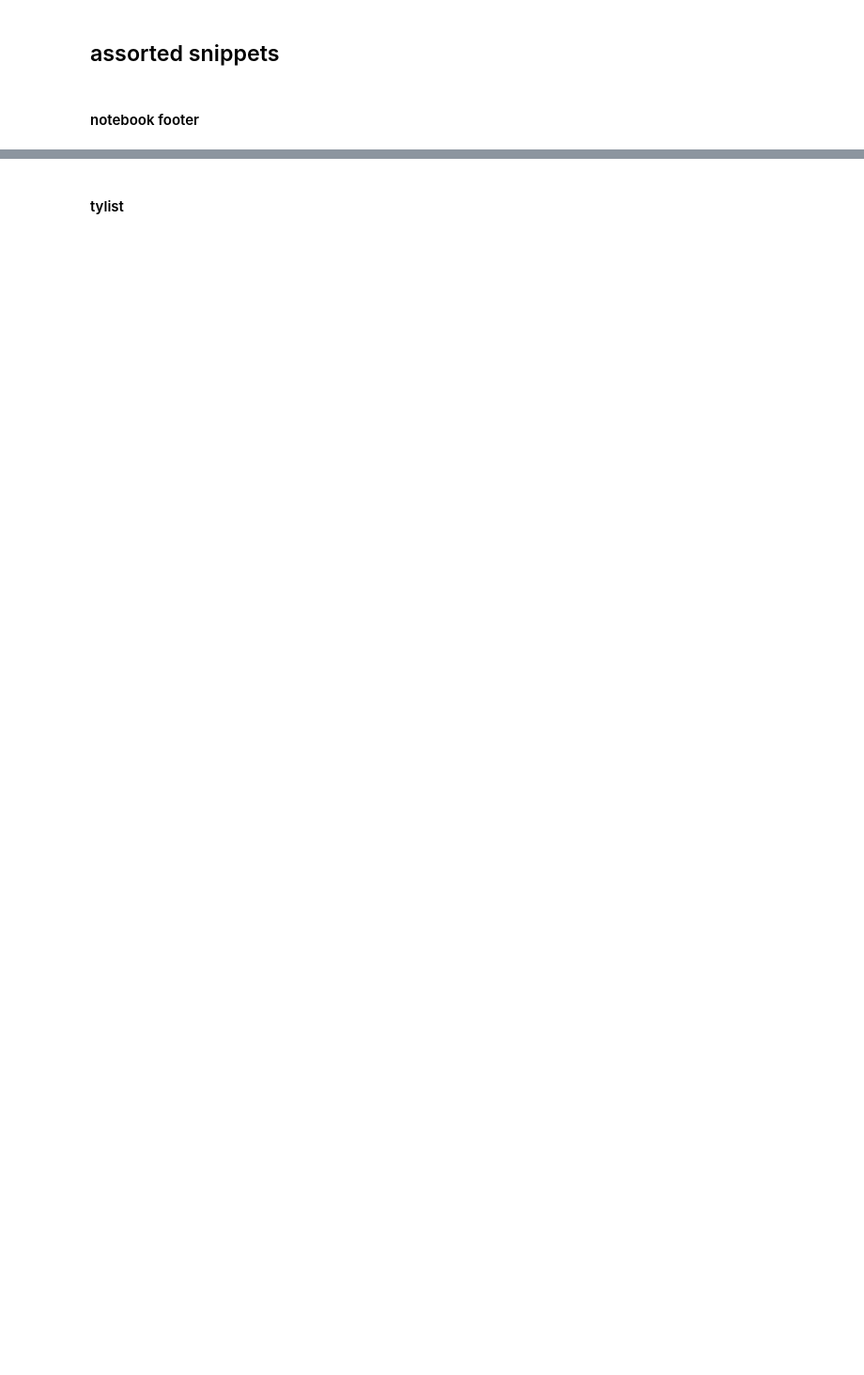
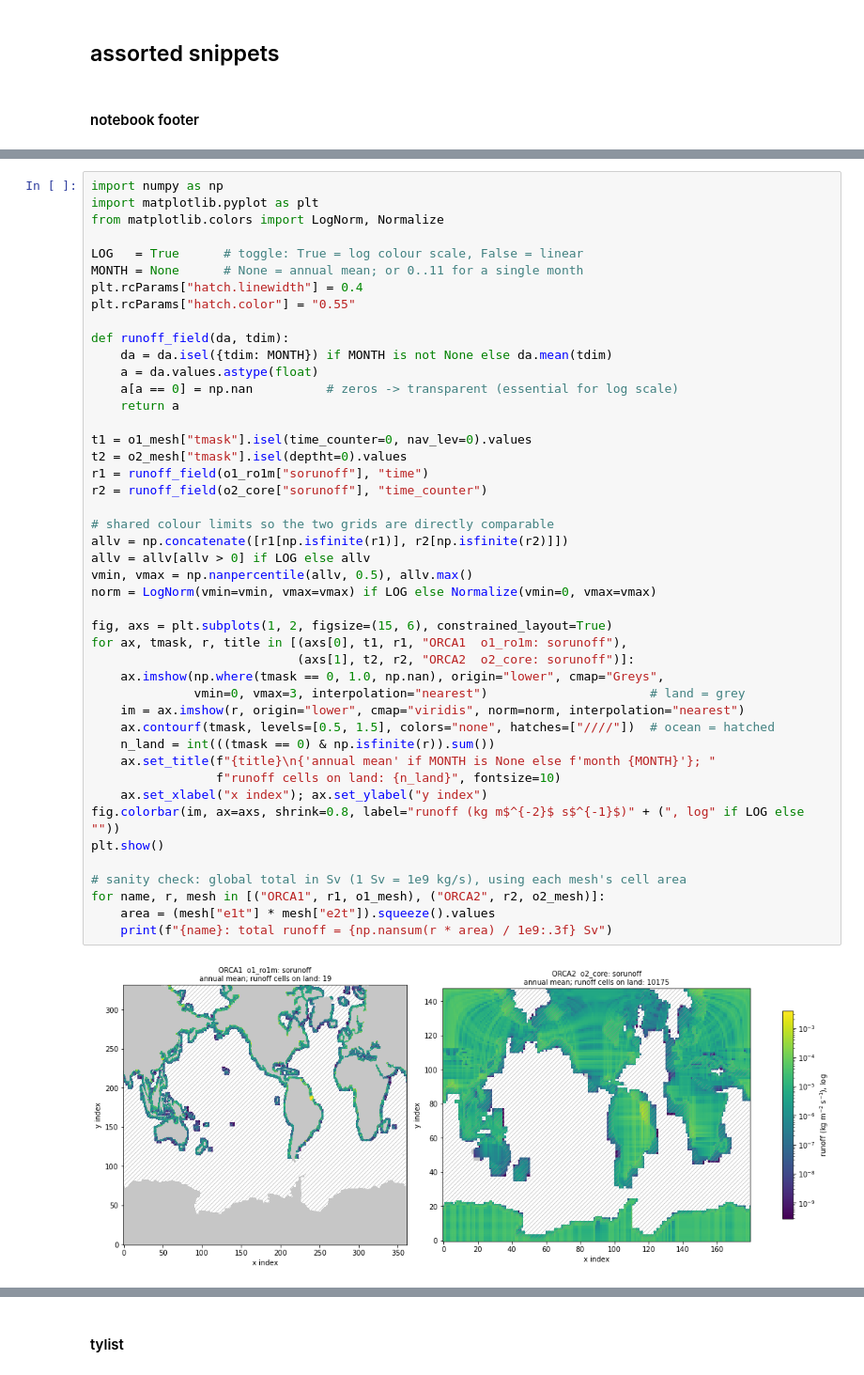
Before and after one commit to tjarnikova/SKETCH, a Jupyter notebook: rivers.ipynb, the cells around one changed output, grey strips where cells are left out. Shown at 94% size. Cells and saved outputs as stored; diff of their text form; blank space fills up the shorter version.

```diff
--- a/rivers.ipynb
+++ b/rivers.ipynb
@@ -35,0 +201,47 @@ PermissionError: [Errno 13] Permission denied: b'/gpfs/data/greenocean/shared/ez
+# %%
+import numpy as np
+import matplotlib.pyplot as plt
+from matplotlib.colors import LogNorm, Normalize
+
+LOG   = True      # toggle: True = log colour scale, False = linear
+MONTH = None      # None = annual mean; or 0..11 for a single month
+plt.rcParams["hatch.linewidth"] = 0.4
+plt.rcParams["hatch.color"] = "0.55"
+
+def runoff_field(da, tdim):
+    da = da.isel({tdim: MONTH}) if MONTH is not None else da.mean(tdim)
+    a = da.values.astype(float)
+    a[a == 0] = np.nan          # zeros -> transparent (essential for log scale)
+    return a
+
+t1 = o1_mesh["tmask"].isel(time_counter=0, nav_lev=0).values
+t2 = o2_mesh["tmask"].isel(deptht=0).values
+r1 = runoff_field(o1_ro1m["sorunoff"], "time")
+r2 = runoff_field(o2_core["sorunoff"], "time_counter")
+
+# shared colour limits so the two grids are directly comparable
+allv = np.concatenate([r1[np.isfinite(r1)], r2[np.isfinite(r2)]])
+allv = allv[allv > 0] if LOG else allv
+vmin, vmax = np.nanpercentile(allv, 0.5), allv.max()
+norm = LogNorm(vmin=vmin, vmax=vmax) if LOG else Normalize(vmin=0, vmax=vmax)
+
+fig, axs = plt.subplots(1, 2, figsize=(15, 6), constrained_layout=True)
+for ax, tmask, r, title in [(axs[0], t1, r1, "ORCA1  o1_ro1m: sorunoff"),
+                            (axs[1], t2, r2, "ORCA2  o2_core: sorunoff")]:
+    ax.imshow(np.where(tmask == 0, 1.0, np.nan), origin="lower", cmap="Greys",
+              vmin=0, vmax=3, interpolation="nearest")                      # land = grey
+    im = ax.imshow(r, origin="lower", cmap="viridis", norm=norm, interpolation="nearest")
+    ax.contourf(tmask, levels=[0.5, 1.5], colors="none", hatches=["////"])  # ocean = hatched
+    n_land = int(((tmask == 0) & np.isfinite(r)).sum())
+    ax.set_title(f"{title}\n{'annual mean' if MONTH is None else f'month {MONTH}'}; "
+                 f"runoff cells on land: {n_land}", fontsize=10)
+    ax.set_xlabel("x index"); ax.set_ylabel("y index")
+fig.colorbar(im, ax=axs, shrink=0.8, label="runoff (kg m$^{-2}$ s$^{-1}$)" + (", log" if LOG else ""))
+plt.show()
+
+# sanity check: global total in Sv (1 Sv = 1e9 kg/s), using each mesh's cell area
+for name, r, mesh in [("ORCA1", r1, o1_mesh), ("ORCA2", r2, o2_mesh)]:
+    area = (mesh["e1t"] * mesh["e2t"]).squeeze().values
+    print(f"{name}: total runoff = {np.nansum(r * area) / 1e9:.3f} Sv")
+# %% [output]
+[figure, added]
```
Also changed, not shown: parts of 10 cells of this notebook.
